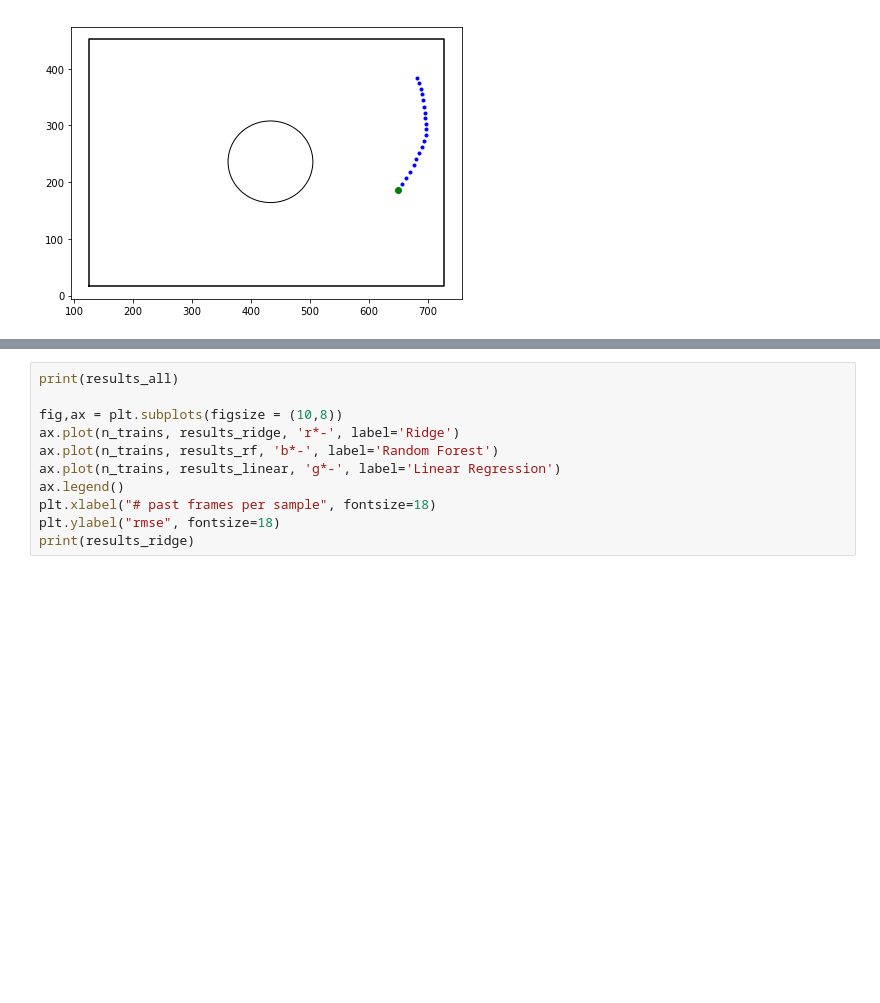
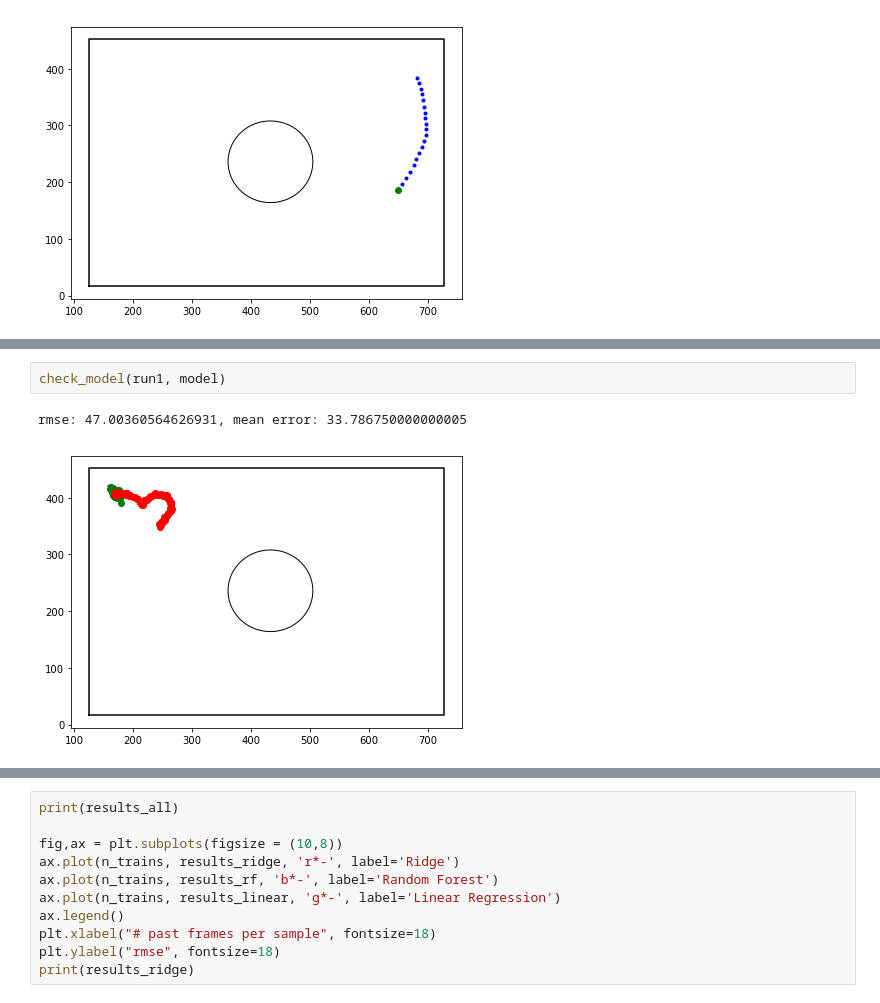
Before and after one commit to klil-machine-learning/bug-prediction, a Jupyter notebook: organize_features.ipynb, the cells around one changed output, grey strips where cells are left out. Saved outputs shown, nothing was run; the diff lists cells and outputs as text; blank space fills up the shorter version.

```diff
--- a/organize_features.ipynb
+++ b/organize_features.ipynb
@@ -86,0 +76,5 @@ a[1,2,1]
+# %%
+check_model(run1, model)
+# %% [output]
+rmse: 47.00360564626931, mean error: 33.786750000000005
+[figure, added]
```
Also changed, not shown: parts of 12 cells of this notebook, 2 other files.
